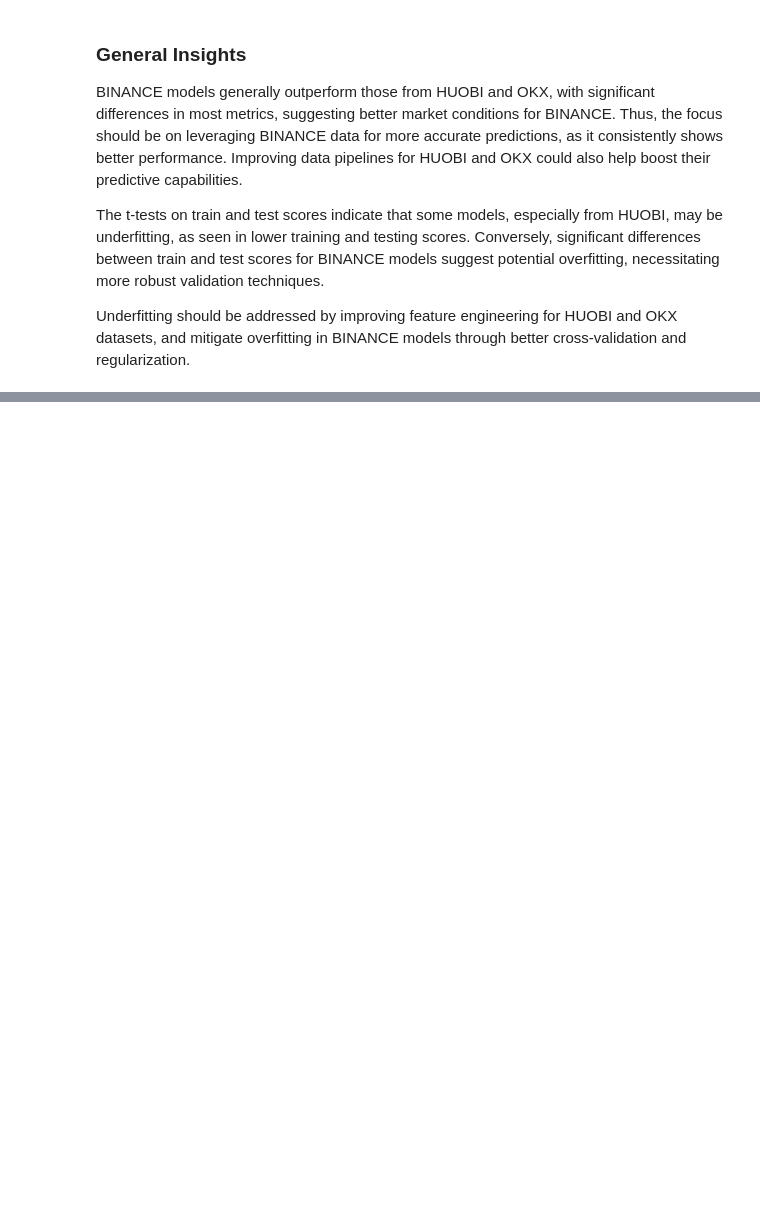
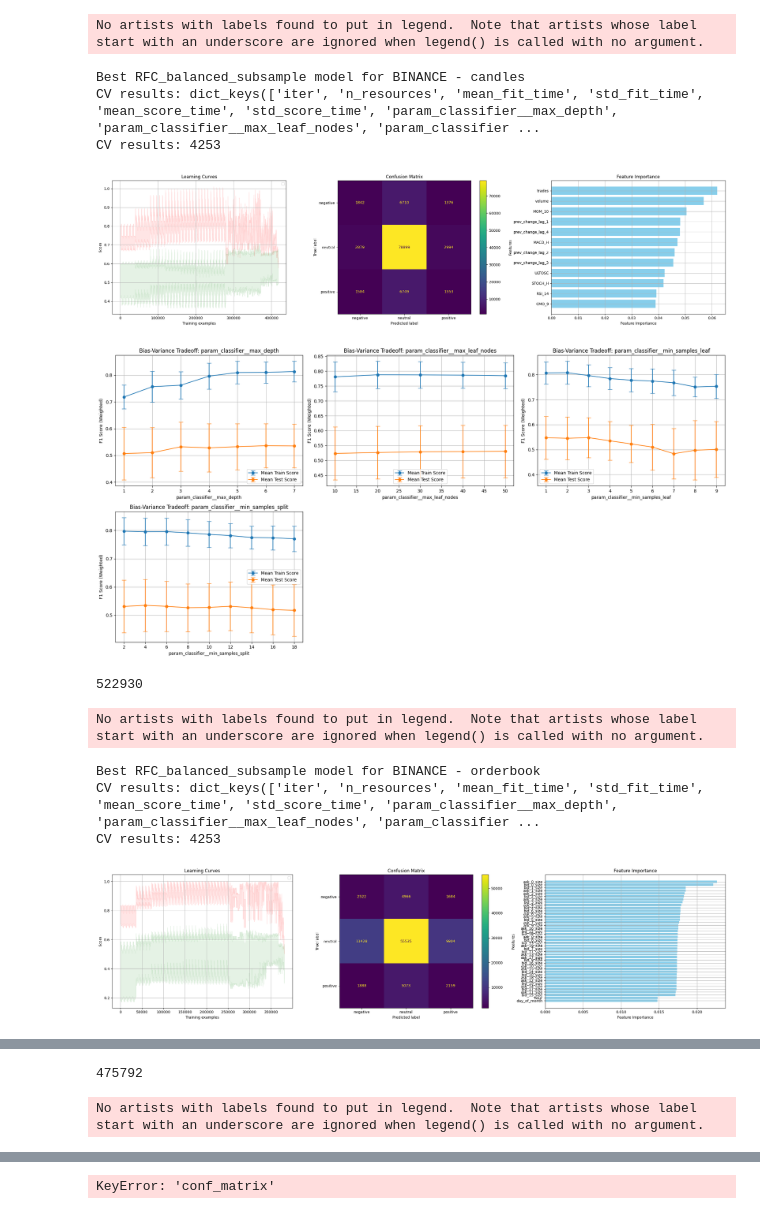
Before and after one commit to francescoperagine/big_data_bitcoin_forecasting, a Jupyter notebook: notebooks/random_forest.ipynb, the cells around one changed output, grey strips where cells are left out. Cells and saved outputs as stored; diff of their text form; code cells hidden in the pictures; blank space fills up the shorter version.

Commit message:
refactoring, fix plots

```diff
--- a/notebooks/random_forest.ipynb
+++ b/notebooks/random_forest.ipynb
@@ -222,17 +71,0 @@ display(pd.DataFrame(eval_results, columns=['Exchange', 'Data Type', 'Accuracy',
-# %%
-# Evaluation results
-
-eval_results = []
-for (exchange, data_type), btcf in btcfs.items():
-
-    result = {
-        'exchange': exchange,
-        'data_type': data_type,
-        'accuracy': btcf.results.get('accuracy'),
-    }
-    best_params = btcf.results.get('best_params')
-    result.update(best_params)
-    eval_results.append(result)
-
-eval_results_df = pd.DataFrame(eval_results)
-display(eval_results_df)
@@ -297,7 +71,0 @@ display(all_comparisons)
-# %% [markdown]
-### General Insights
-BINANCE models generally outperform those from HUOBI and OKX, with significant differences in most metrics, suggesting better market conditions for BINANCE. Thus, the focus should be on leveraging BINANCE data for more accurate predictions, as it consistently shows better performance. Improving data pipelines for HUOBI and OKX could also help boost their predictive capabilities.
-
-The t-tests on train and test scores indicate that some models, especially from HUOBI, may be underfitting, as seen in lower training and testing scores. Conversely, significant differences between train and test scores for BINANCE models suggest potential overfitting, necessitating more robust validation techniques.
-
-Underfitting should be addressed by improving feature engineering for HUOBI and OKX datasets, and mitigate overfitting in BINANCE models through better cross-validation and regularization.
@@ -303,0 +105,38 @@ Underfitting should be addressed by improving feature engineering for HUOBI and
+# %%
+# Evaluation
+
+for classifier_name, _ in classifiers.items():
+        for exchange, data_type in product(EXCHANGES, DATA_TYPES):
+                model_path = os.path.join(MODELS_DATA_PATH, f"{classifier_name}_{exchange}_{data_type}.pkl")
+
+                if not os.path.exists(model_path):
+                    continue
+
+                with open(model_path, "rb") as model_file:
+                            btcf = pickle.load(model_file)
+
+                print(f"\nBest {classifier_name} model for {exchange} - {data_type}")
+
+                # Plots
+                filename_prefix = f"{classifier_name}_{exchange}_{data_type}"
+                val_curve_param = 'classifier__max_depth'
+
+                btcf.plot_learn_cm_feat(f"{filename_prefix}_learn_val_feat.png")
+                btcf.plot_bias_variance_tradeoff(f"{filename_prefix}_bias_variance_tradeoff.png")
+                print(len(btcf.X))
+
+                del(btcf)
+                gc.collect()
+# %% [output]
+No artists with labels found to put in legend.  Note that artists whose label start with an underscore are ignored when legend() is called with no argument.
+Best RFC_balanced_subsample model for BINANCE - candles
+CV results: dict_keys(['iter', 'n_resources', 'mean_fit_time', 'std_fit_time', 'mean_score_time', 'std_score_time', 'param_classifier__max_depth', 'param_classifier__max_leaf_nodes', 'param_classifier ...
+CV results: 4253
+[figure, added]
+[figure, added]
+522930
+No artists with labels found to put in legend.  Note that artists whose label start with an underscore are ignored when legend() is called with no argument.
+Best RFC_balanced_subsample model for BINANCE - orderbook
+CV results: dict_keys(['iter', 'n_resources', 'mean_fit_time', 'std_fit_time', 'mean_score_time', 'std_score_time', 'param_classifier__max_depth', 'param_classifier__max_leaf_nodes', 'param_classifier ...
+CV results: 4253
+[figure, added]
@@ -303,0 +144,2 @@ Underfitting should be addressed by improving feature engineering for HUOBI and
+475792
+No artists with labels found to put in legend.  Note that artists whose label start with an underscore are ignored when legend() is called with no argument.
@@ -303,0 +149 @@ Underfitting should be addressed by improving feature engineering for HUOBI and
+KeyError: 'conf_matrix'
```
Also changed, not shown: parts of 15 cells of this notebook, 4 other files.
